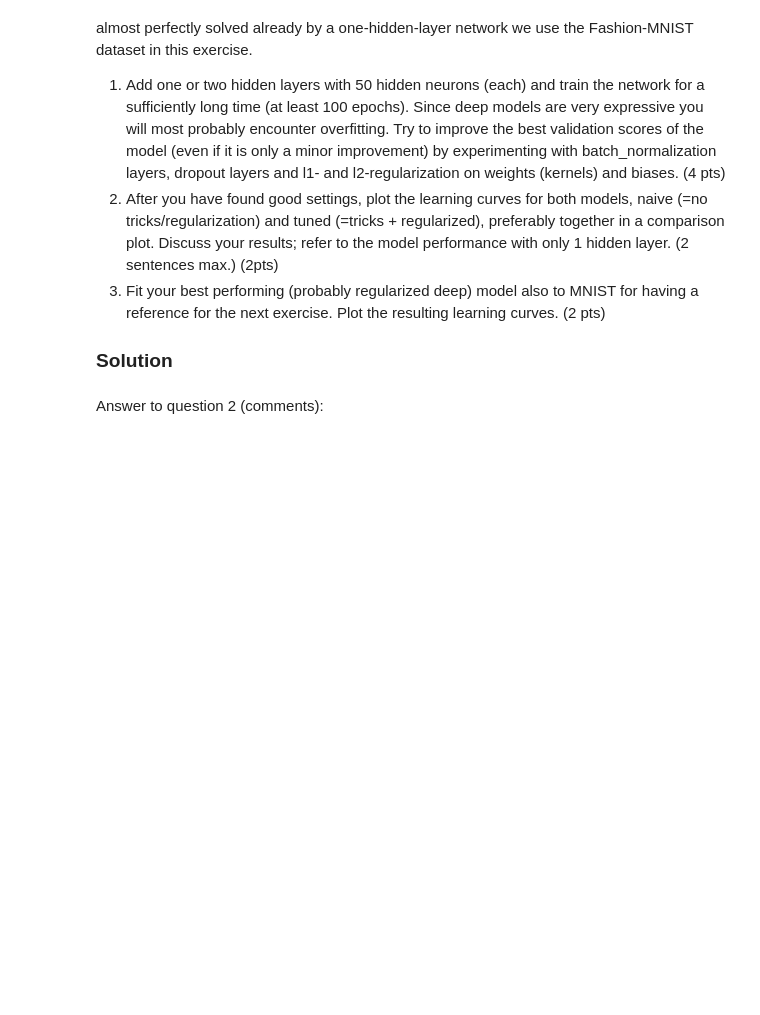
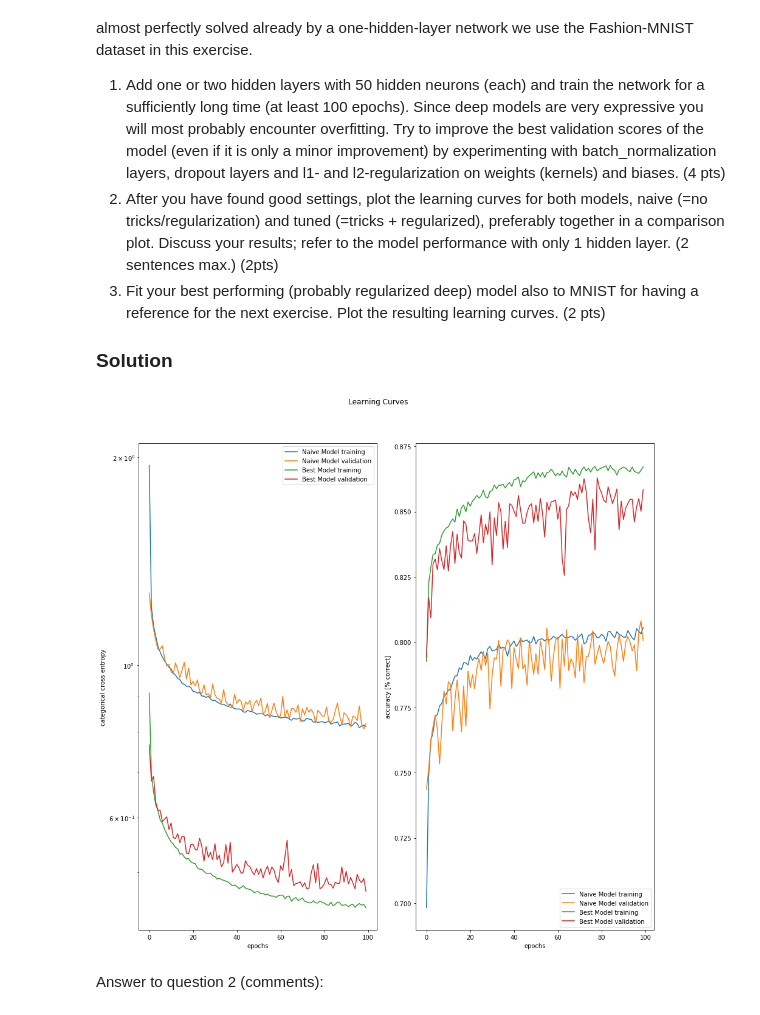
Before and after one commit to effervescent-shot/Projects-ANN, a Jupyter notebook: miniproject1.ipynb, the cells around one changed output. Drawn from its saved outputs; the diff is of its cells as text; code cells hidden in the pictures; blank space fills up the shorter version.

```diff
--- a/miniproject1.ipynb
+++ b/miniproject1.ipynb
@@ -296,11 +296,11 @@ epochs = 50
 # %%
 # Define the callback instances
 def call_callbacks():
-    callbacks = [stopAtValAccDecrease(eps = 0.01),
-             stopAtValLossIncrease(eps = 0.1, perc = 0.01),
-             stopAtTraValLossDiff(eps = 5, perc = 0.1),
+    callbacks = [stopAtValAccDecrease(eps = 0.02),
+             stopAtValLossIncrease(eps = 5, perc = 0.02),
+             stopAtTraValLossDiff(eps = 5, perc = 0.15),
              stopAtTraValAccDiff(eps = 0.03),
-             stopAtStableLoss(eps = 0, perc = 0.01) ]
+             stopAtStableLoss(eps = 0, perc = 0.005) ]
 
     return callbacks
 # %%
@@ -669,9 +669,16 @@ for dr in drop_out:
                           batch_size=batch_size,
                           epochs=epochs,
                         verbose=1,
-                        callbacks = call_callbacks(), validation_data = (x_fashion_test, y_fashion_test) )
+                        callbacks = None, validation_data = (x_fashion_test, y_fashion_test) )
 
-                histories.append(hist)
+                histories.append(hist.history)
+# %%
+acc =  [x['val_acc'][-1] for x in histories]
+best_hist = histories[np.argmax(acc)]
+# %%
+comparison_plot(histories[0], best_hist, 'Naive Model', 'Best Model', 'Learning Curves' );
+# %% [output]
+[figure, added]
 # %% [markdown]
 Answer to question 2 (comments):
 # %%
```
